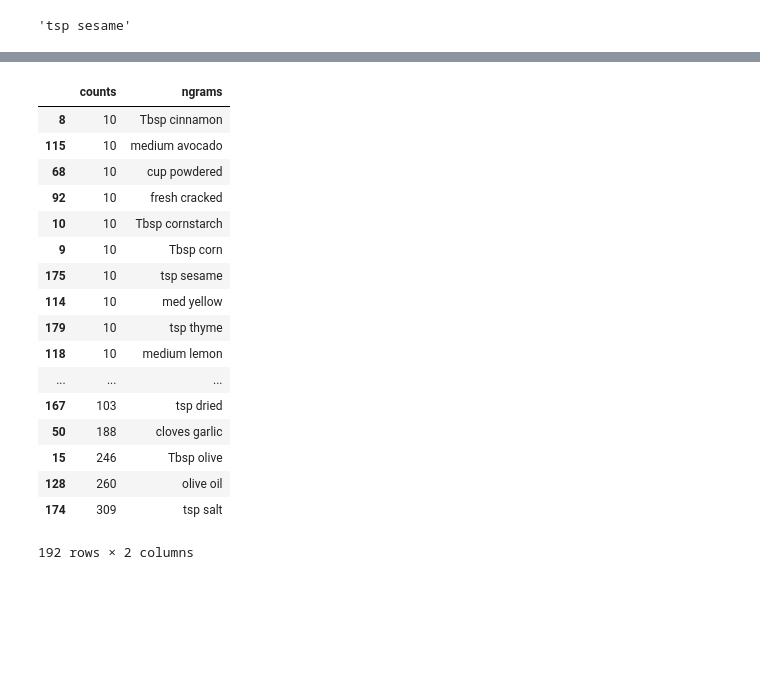
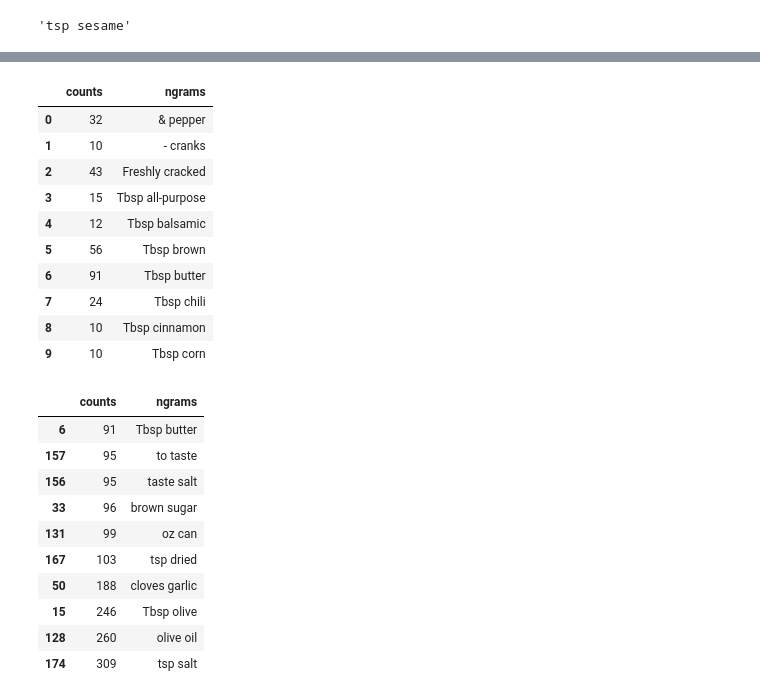
Before and after one commit to mfoos/recipeProject, a Jupyter notebook: data/Recipe_Data_pandas.ipynb, the cells around one changed output, grey strips where cells are left out. Cells and saved outputs as stored; diff of their text form; code cells hidden in the pictures; blank space fills up the shorter version.

```diff
--- a/data/Recipe_Data_pandas.ipynb
+++ b/data/Recipe_Data_pandas.ipynb
@@ -175,21 +122,30 @@ ngrams_df
+# %%
+ngrams_df.head(10)
+# at this point we're talking about creating a [not Python]dictionary of valid ingredient archetypes to be used
+# for assignment, rather than in-place 'cleaning'
+# %% [output]
+|  | counts | ngrams |
+| 0 | 32 | & pepper |
+| 1 | 10 | - cranks |
+| 2 | 43 | Freshly cracked |
+| 3 | 15 | Tbsp all-purpose |
+| 4 | 12 | Tbsp balsamic |
+| 5 | 56 | Tbsp brown |
+| 6 | 91 | Tbsp butter |
+| 7 | 24 | Tbsp chili |
+| 8 | 10 | Tbsp cinnamon |
+| 9 | 10 | Tbsp corn |
 # %%
-ngrams_df.sort_values('counts')
+ngrams_df.sort_values('counts').tail(10)
 # %% [output]
 |  | counts | ngrams |
-| 8 | 10 | Tbsp cinnamon |
-| 115 | 10 | medium avocado |
-| 68 | 10 | cup powdered |
-| 92 | 10 | fresh cracked |
-| 10 | 10 | Tbsp cornstarch |
-| 9 | 10 | Tbsp corn |
-| 175 | 10 | tsp sesame |
-| 114 | 10 | med yellow |
-| 179 | 10 | tsp thyme |
-| 118 | 10 | medium lemon |
-| ... | ... | ... |
+| 6 | 91 | Tbsp butter |
+| 157 | 95 | to taste |
+| 156 | 95 | taste salt |
+| 33 | 96 | brown sugar |
+| 131 | 99 | oz can |
 | 167 | 103 | tsp dried |
 | 50 | 188 | cloves garlic |
 | 15 | 246 | Tbsp olive |
 | 128 | 260 | olive oil |
 | 174 | 309 | tsp salt |
-192 rows × 2 columns
```
Also changed, not shown: parts of 17 cells of this notebook, 1 other file.
